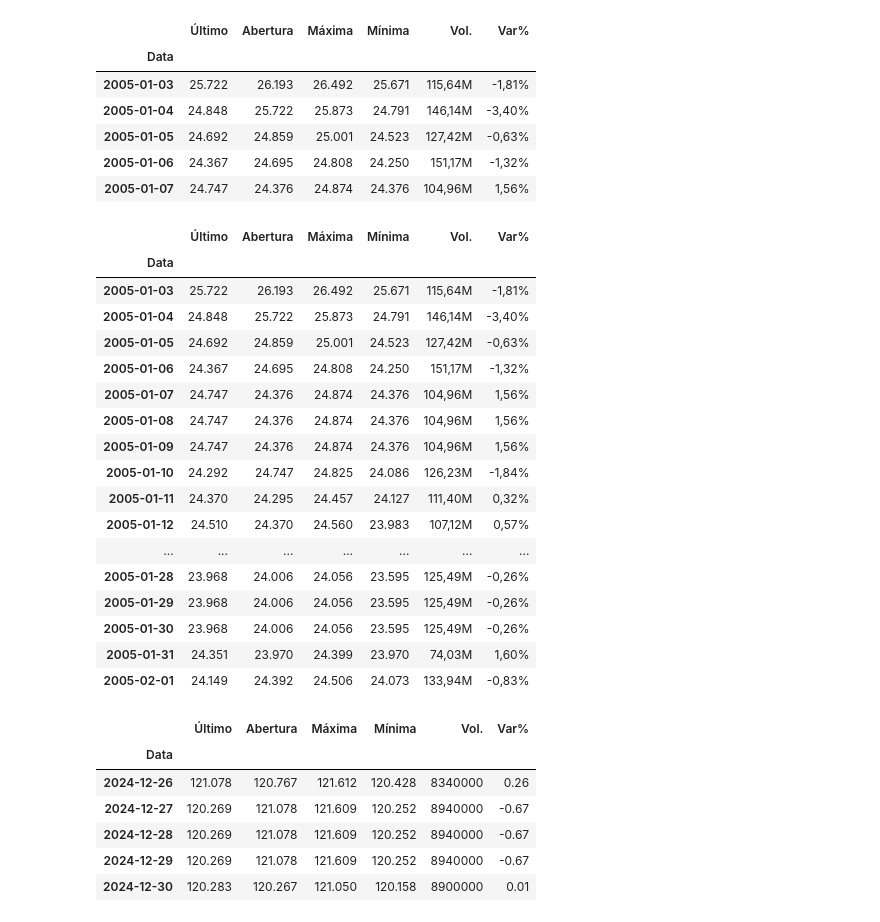
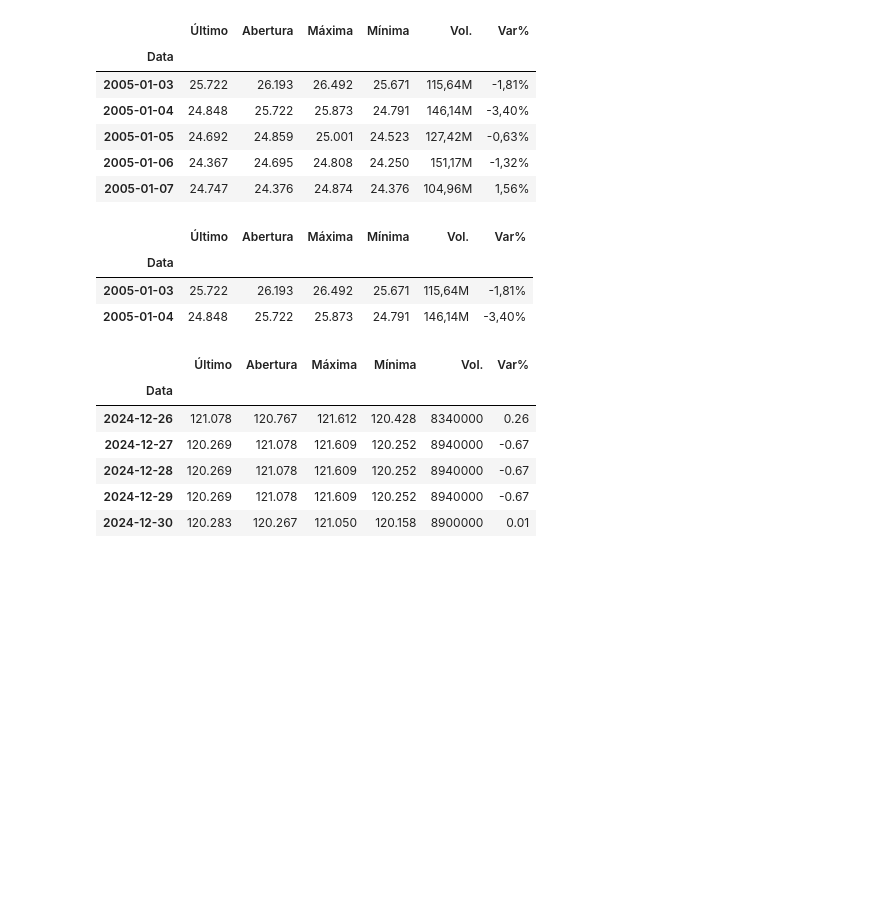
Before and after one commit to jdlmauricio/techalleg_fase_2, a Jupyter notebook: prophet.ipynb, the cells around one changed output. Drawn from its saved outputs; the diff is of its cells as text; code cells hidden in the pictures; blank space fills up the shorter version.

```diff
--- a/prophet.ipynb
+++ b/prophet.ipynb
@@ -56,26 +37,12 @@ indice_ibov.head()
 # %%
 indice_ibov = indice_ibov.fillna(method='ffill')
 # %%
-indice_ibov.head(30)
+indice_ibov.head(2)
 # %% [output]
 |  | Último | Abertura | Máxima | Mínima | Vol. | Var% |
 | Data |  |  |  |  |  |  |
 | 2005-01-03 | 25.722 | 26.193 | 26.492 | 25.671 | 115,64M | -1,81% |
 | 2005-01-04 | 24.848 | 25.722 | 25.873 | 24.791 | 146,14M | -3,40% |
-| 2005-01-05 | 24.692 | 24.859 | 25.001 | 24.523 | 127,42M | -0,63% |
-| 2005-01-06 | 24.367 | 24.695 | 24.808 | 24.250 | 151,17M | -1,32% |
-| 2005-01-07 | 24.747 | 24.376 | 24.874 | 24.376 | 104,96M | 1,56% |
-| 2005-01-08 | 24.747 | 24.376 | 24.874 | 24.376 | 104,96M | 1,56% |
-| 2005-01-09 | 24.747 | 24.376 | 24.874 | 24.376 | 104,96M | 1,56% |
-| 2005-01-10 | 24.292 | 24.747 | 24.825 | 24.086 | 126,23M | -1,84% |
-| 2005-01-11 | 24.370 | 24.295 | 24.457 | 24.127 | 111,40M | 0,32% |
-| 2005-01-12 | 24.510 | 24.370 | 24.560 | 23.983 | 107,12M | 0,57% |
-| ... | ... | ... | ... | ... | ... | ... |
-| 2005-01-28 | 23.968 | 24.006 | 24.056 | 23.595 | 125,49M | -0,26% |
-| 2005-01-29 | 23.968 | 24.006 | 24.056 | 23.595 | 125,49M | -0,26% |
-| 2005-01-30 | 23.968 | 24.006 | 24.056 | 23.595 | 125,49M | -0,26% |
-| 2005-01-31 | 24.351 | 23.970 | 24.399 | 23.970 | 74,03M | 1,60% |
-| 2005-02-01 | 24.149 | 24.392 | 24.506 | 24.073 | 133,94M | -0,83% |
 # %%
 indice_ibov['Vol.'] = indice_ibov['Vol.'].str.replace(',', '', regex=False)
 indice_ibov['Vol.'] = indice_ibov['Vol.'].str.replace('M', '0000', regex=False)
```
Also changed, not shown: parts of 6 cells of this notebook, 1 other file.
